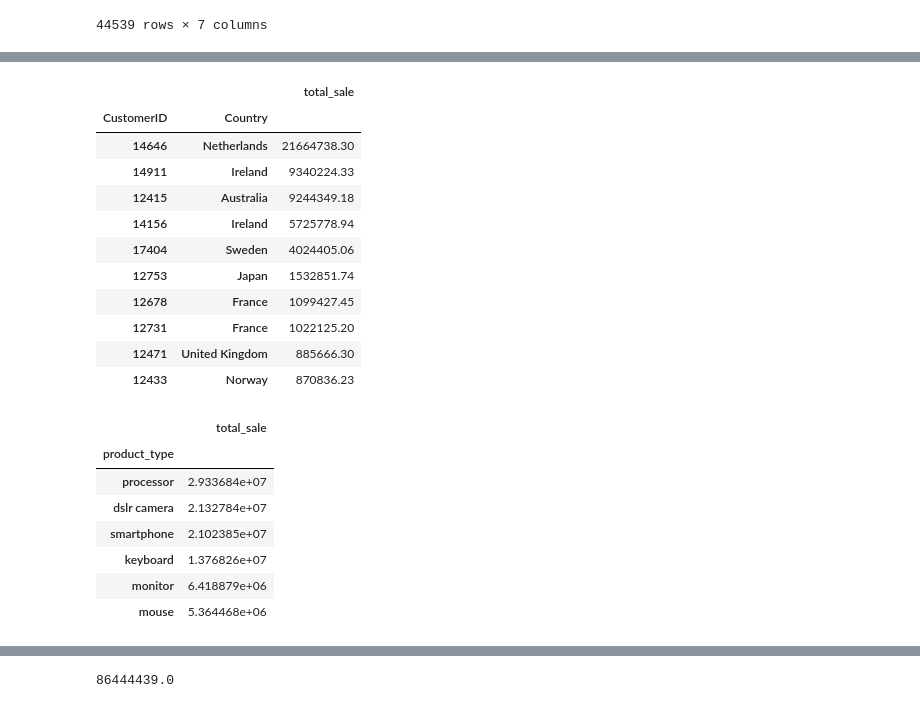
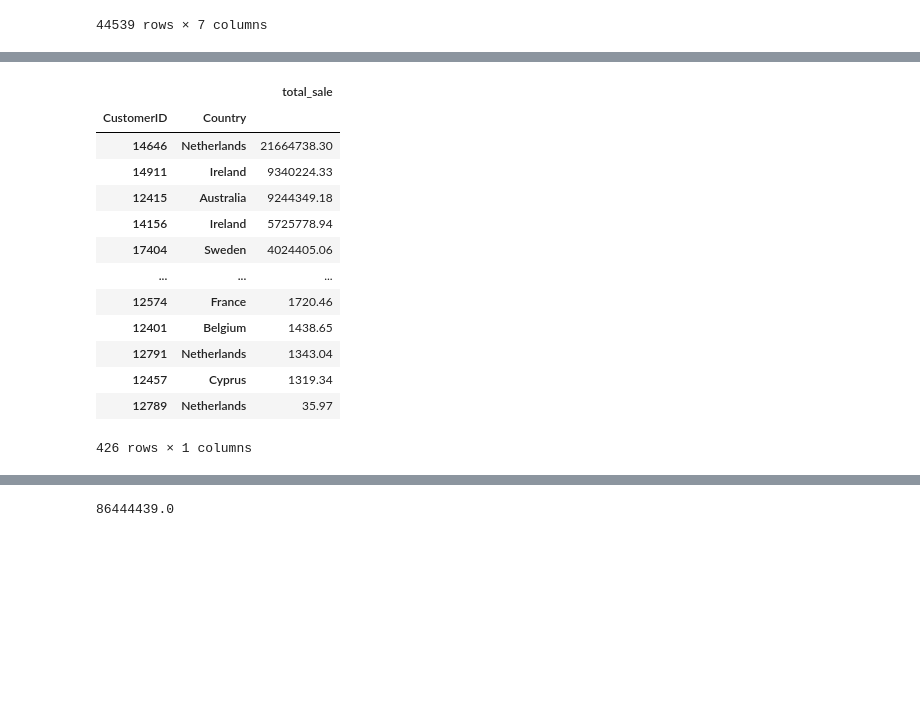
Before and after one commit to Jacopo-Spadon/E-Commerce, a Jupyter notebook: Ecom20tooRest.ipynb, the cells around one changed output, grey strips where cells are left out. Cells and saved outputs as stored; diff of their text form; code cells hidden in the pictures; blank space fills up the shorter version.

```diff
--- a/Ecom20tooRest.ipynb
+++ b/Ecom20tooRest.ipynb
@@ -256,45 +252,28 @@ dtype: float64
 # %%
 # Pivot tabel per Customer
 
 table_customer = pd.pivot_table(df_country, values='total_sale', index=['CustomerID', 'Country'],
                     aggfunc=np.sum,
                     observed=True)
 
 table_customer=table_customer.sort_values(by=['total_sale'], ascending=False)
 
-table_customer.head(10)
+table_customer
 # %% [output]
 |  |  | total_sale |
 | CustomerID | Country |  |
 | 14646 | Netherlands | 21664738.30 |
 | 14911 | Ireland | 9340224.33 |
 | 12415 | Australia | 9244349.18 |
 | 14156 | Ireland | 5725778.94 |
 | 17404 | Sweden | 4024405.06 |
-| 12753 | Japan | 1532851.74 |
-| 12678 | France | 1099427.45 |
-| 12731 | France | 1022125.20 |
-| 12471 | United Kingdom | 885666.30 |
-| 12433 | Norway | 870836.23 |
+| ... | ... | ... |
+| 12574 | France | 1720.46 |
+| 12401 | Belgium | 1438.65 |
+| 12791 | Netherlands | 1343.04 |
+| 12457 | Cyprus | 1319.34 |
+| 12789 | Netherlands | 35.97 |
+426 rows × 1 columns
-# %%
-# Pivot tabel per Category of Product
-
-table_product = pd.pivot_table(df_country, values='total_sale', index=[ 'product_type'],
-                    aggfunc=np.sum,
-                    observed=True)
-
-table_product=table_product.sort_values(by=['total_sale'], ascending=False)
-
-table_product
-# %% [output]
-|  | total_sale |
-| product_type |  |
-| processor | 2.933684e+07 |
-| dslr camera | 2.132784e+07 |
-| smartphone | 2.102385e+07 |
-| keyboard | 1.376826e+07 |
-| monitor | 6.418879e+06 |
-| mouse | 5.364468e+06 |
 # %%
 # Which countries and which customers made the highest number of orders? Are they the same with the highest spending?
 
```
Also changed, not shown: parts of 12 cells of this notebook.
